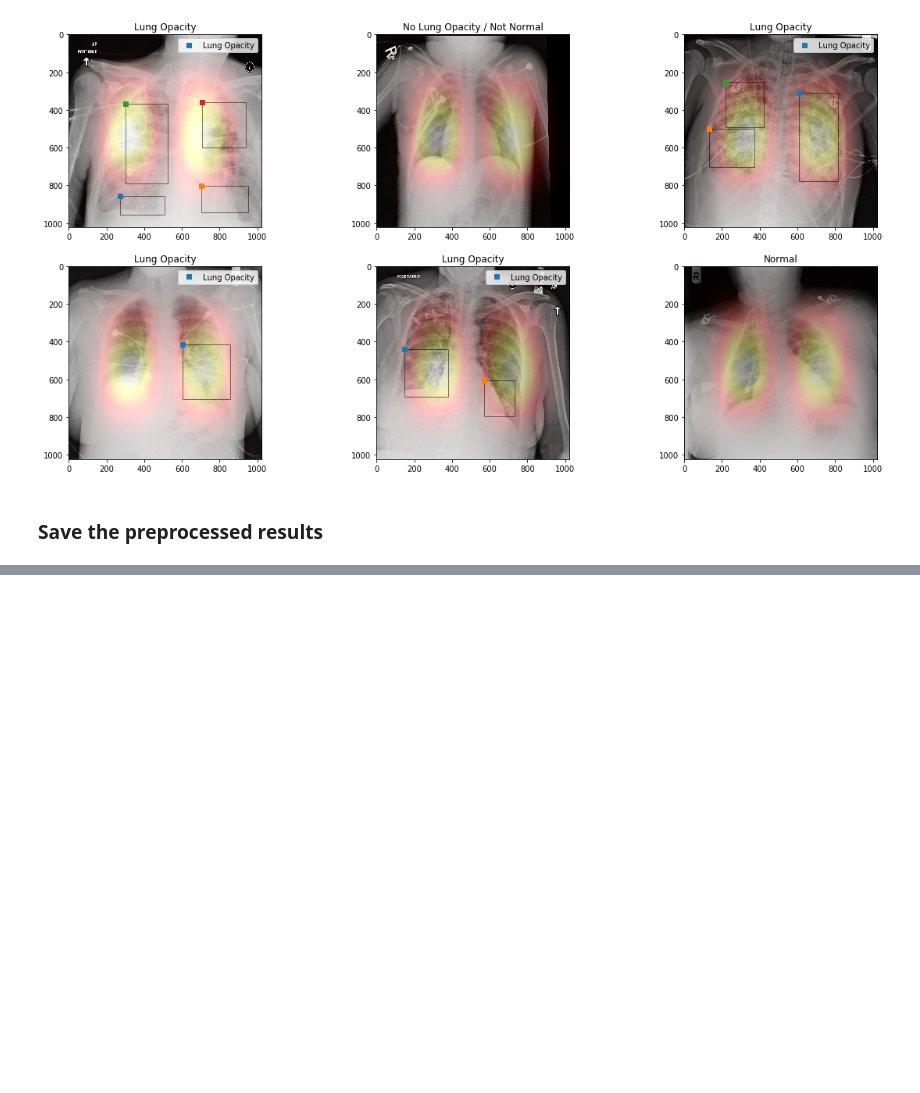
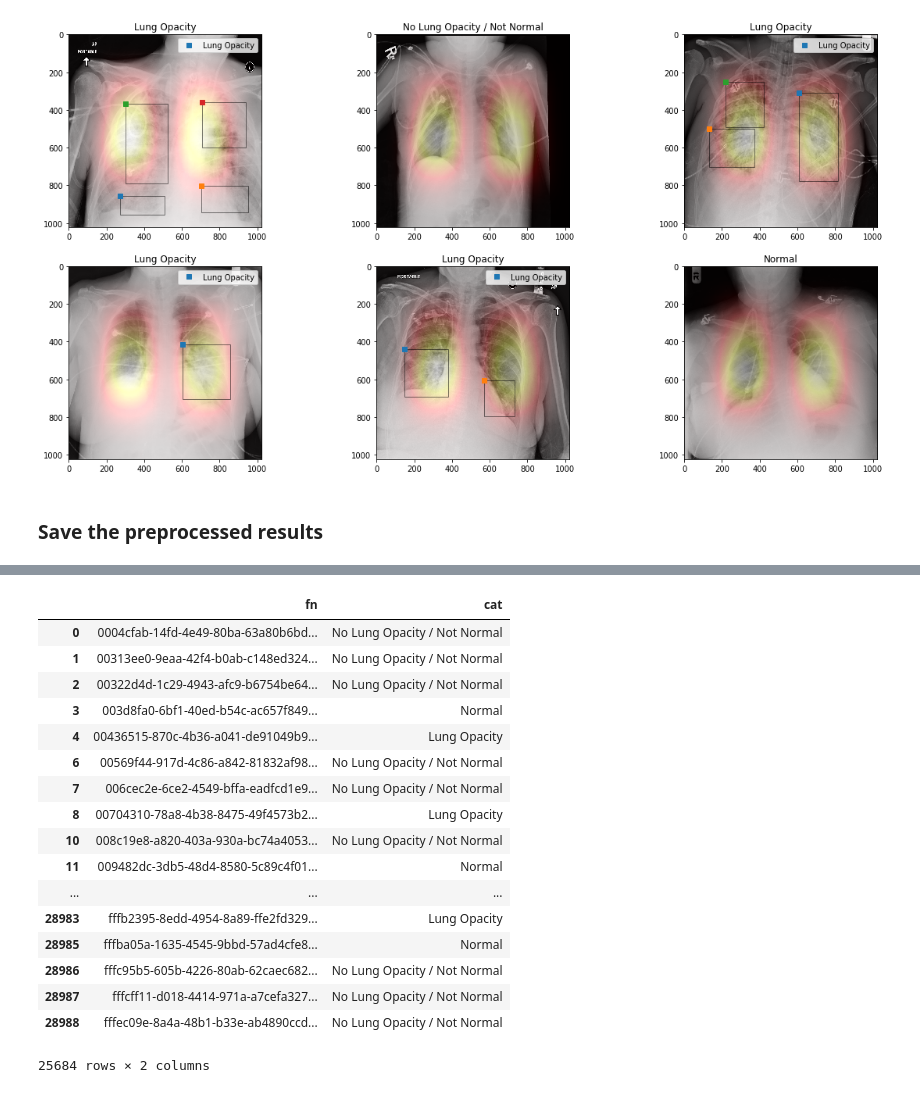
Before and after one commit to ChristophNeuner/RSNA_PDC, a Jupyter notebook: RSNA_PDC/RSNA_PDC.ipynb, the cells around one changed output, grey strips where cells are left out. Drawn from its saved outputs; the diff is of its cells as text; code cells hidden in the pictures; blank space fills up the shorter version.

```diff
--- a/RSNA_PDC/RSNA_PDC.ipynb
+++ b/RSNA_PDC/RSNA_PDC.ipynb
@@ -316,0 +348,24 @@ image_bbox_df.to_csv(dp/'image_bbox_full.csv', index=False)
+# %%
+df = pd.DataFrame({'fn': image_bbox_df['patientId'], 'cat' : image_bbox_df['class']})
+df['fn'] = df['fn'].map(lambda x: x+'.dcm')
+df.drop_duplicates(subset='fn', keep='first', inplace=True)
+df
+# %% [output]
+|  | fn | cat |
+| 0 | 0004cfab-14fd-4e49-80ba-63a80b6bd... | No Lung Opacity / Not Normal |
+| 1 | 00313ee0-9eaa-42f4-b0ab-c148ed324... | No Lung Opacity / Not Normal |
+| 2 | 00322d4d-1c29-4943-afc9-b6754be64... | No Lung Opacity / Not Normal |
+| 3 | 003d8fa0-6bf1-40ed-b54c-ac657f849... | Normal |
+| 4 | 00436515-870c-4b36-a041-de91049b9... | Lung Opacity |
+| 6 | 00569f44-917d-4c86-a842-81832af98... | No Lung Opacity / Not Normal |
+| 7 | 006cec2e-6ce2-4549-bffa-eadfcd1e9... | No Lung Opacity / Not Normal |
+| 8 | 00704310-78a8-4b38-8475-49f4573b2... | Lung Opacity |
+| 10 | 008c19e8-a820-403a-930a-bc74a4053... | No Lung Opacity / Not Normal |
+| 11 | 009482dc-3db5-48d4-8580-5c89c4f01... | Normal |
+| ... | ... | ... |
+| 28983 | fffb2395-8edd-4954-8a89-ffe2fd329... | Lung Opacity |
+| 28985 | fffba05a-1635-4545-9bbd-57ad4cfe8... | Normal |
+| 28986 | fffc95b5-605b-4226-80ab-62caec682... | No Lung Opacity / Not Normal |
+| 28987 | fffcff11-d018-4414-971a-a7cefa327... | No Lung Opacity / Not Normal |
+| 28988 | fffec09e-8a4a-48b1-b33e-ab4890ccd... | No Lung Opacity / Not Normal |
+25684 rows × 2 columns
```
Also changed, not shown: parts of 19 cells of this notebook.
